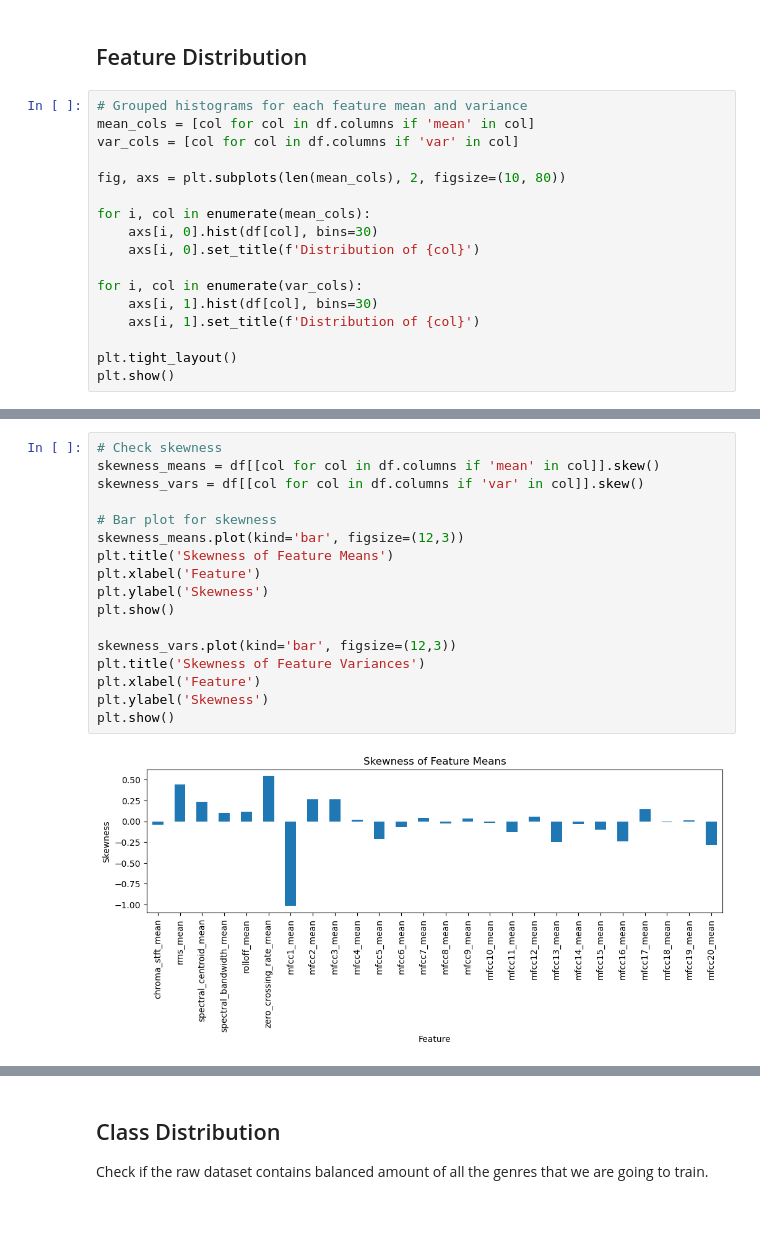
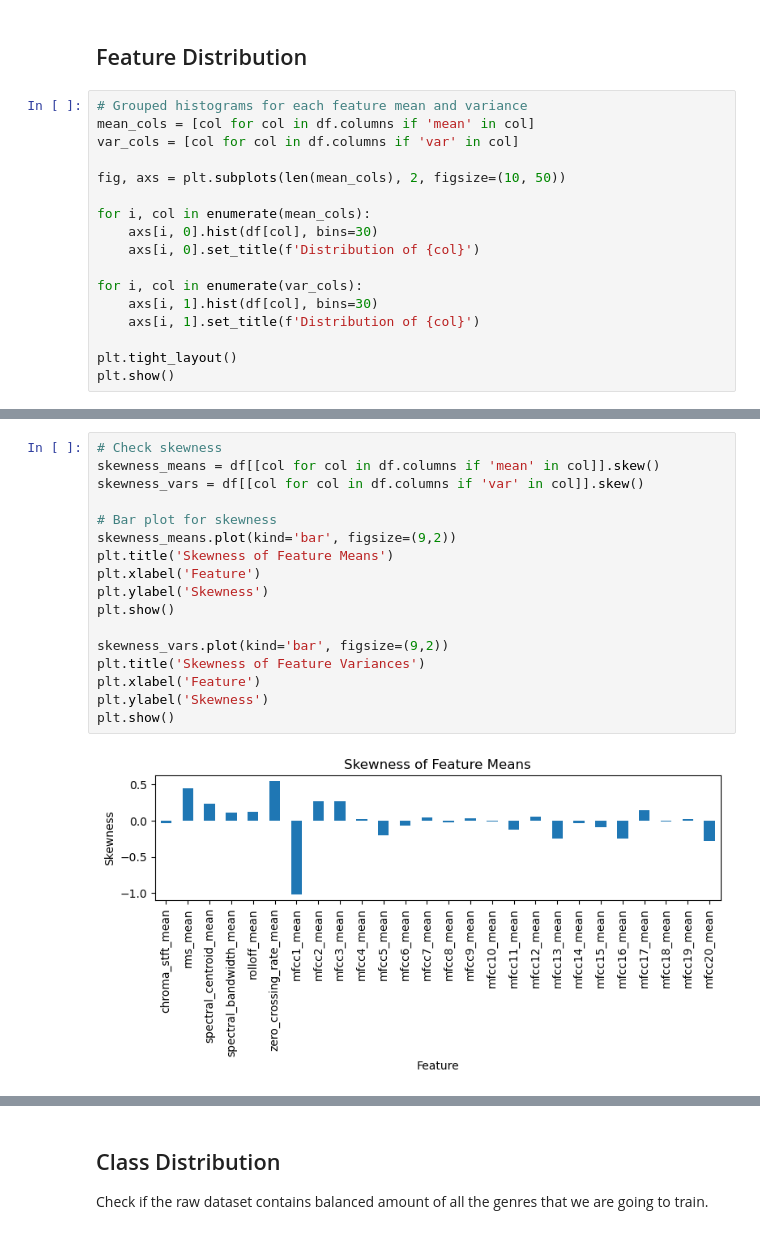
Before and after one commit to COGS118A/Group007-SP23, a Jupyter notebook: Checkpoint_Group007-SP23.ipynb, the cells around one changed output, grey strips where cells are left out. Drawn from its saved outputs; the diff is of its cells as text.

```diff
--- a/Checkpoint_Group007-SP23.ipynb
+++ b/Checkpoint_Group007-SP23.ipynb
@@ -279,7 +279,7 @@ plt.show()
 mean_cols = [col for col in df.columns if 'mean' in col]
 var_cols = [col for col in df.columns if 'var' in col]
 
-fig, axs = plt.subplots(len(mean_cols), 2, figsize=(10, 80))
+fig, axs = plt.subplots(len(mean_cols), 2, figsize=(10, 50))
 
 for i, col in enumerate(mean_cols):
     axs[i, 0].hist(df[col], bins=30)
@@ -296,19 +296,19 @@ plt.show()
 # %%
 # Check skewness
 skewness_means = df[[col for col in df.columns if 'mean' in col]].skew()
 skewness_vars = df[[col for col in df.columns if 'var' in col]].skew()
 
 # Bar plot for skewness
-skewness_means.plot(kind='bar', figsize=(12,3))
+skewness_means.plot(kind='bar', figsize=(9,2))
 plt.title('Skewness of Feature Means')
 plt.xlabel('Feature')
 plt.ylabel('Skewness')
 plt.show()
 
-skewness_vars.plot(kind='bar', figsize=(12,3))
+skewness_vars.plot(kind='bar', figsize=(9,2))
 plt.title('Skewness of Feature Variances')
 plt.xlabel('Feature')
 plt.ylabel('Skewness')
 plt.show()
 # %% [output]
-[figure, old version]
+[figure, new version]
```
Also changed, not shown: parts of 19 cells of this notebook.
